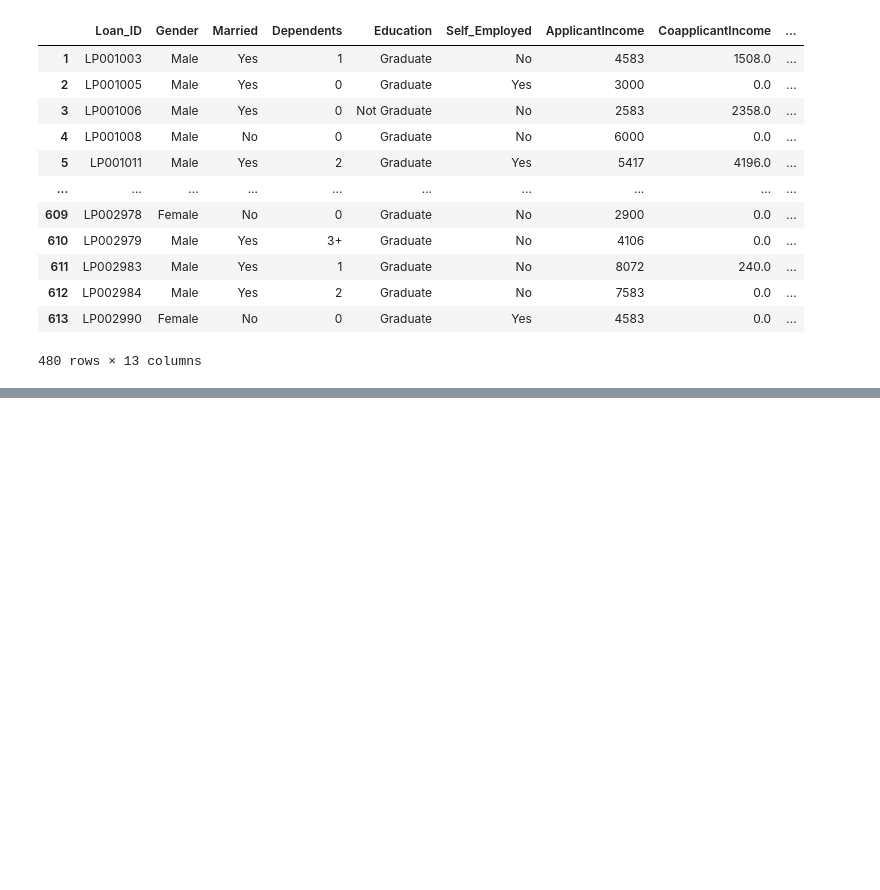
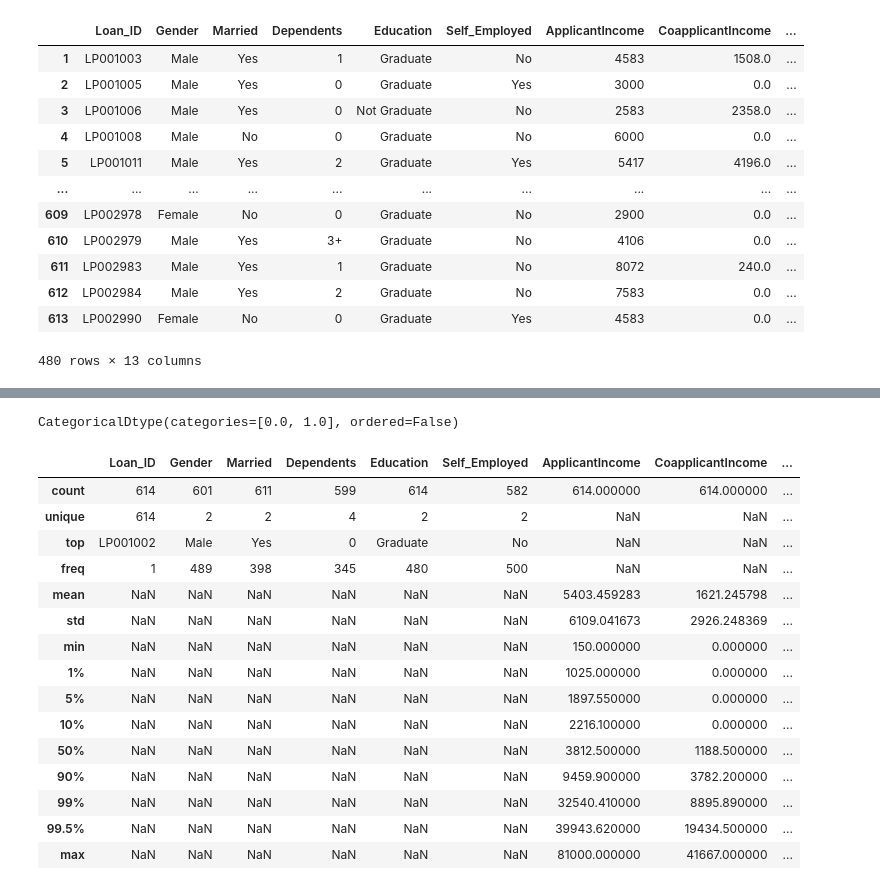
Before and after one commit to Silva-Gabriel/dp-100, a Jupyter notebook: Python data science/pandas.ipynb, the cells around one changed output, grey strips where cells are left out. Saved outputs shown, nothing was run; the diff lists cells and outputs as text; code cells hidden in the pictures; blank space fills up the shorter version.

Commit message:
Manipulação de dados pandas

```diff
--- a/Python data science/pandas.ipynb
+++ b/Python data science/pandas.ipynb
@@ -173,0 +192,27 @@ dataframe_clean
+# %%
+# Muda o tipo de dado para categórico
+dataframe['Credit_History'] = dataframe['Credit_History'].astype('category')
+dataframe['Credit_History'].dtypes
+# %% [output]
+CategoricalDtype(categories=[0.0, 1.0], ordered=False)
+# %%
+dataframe_sumary = dataframe.describe(include='all',
+                                        percentiles=[0.01,0.05,0.1,0.9,0.99,0.995])
+dataframe_sumary
+# %% [output]
+|  | Loan_ID | Gender | Married | Dependents | Education | Self_Employed | ApplicantIncome | CoapplicantIncome | ... |
+| count | 614 | 601 | 611 | 599 | 614 | 582 | 614.000000 | 614.000000 | ... |
+| unique | 614 | 2 | 2 | 4 | 2 | 2 | NaN | NaN | ... |
+| top | LP001002 | Male | Yes | 0 | Graduate | No | NaN | NaN | ... |
+| freq | 1 | 489 | 398 | 345 | 480 | 500 | NaN | NaN | ... |
+| mean | NaN | NaN | NaN | NaN | NaN | NaN | 5403.459283 | 1621.245798 | ... |
+| std | NaN | NaN | NaN | NaN | NaN | NaN | 6109.041673 | 2926.248369 | ... |
+| min | NaN | NaN | NaN | NaN | NaN | NaN | 150.000000 | 0.000000 | ... |
+| 1% | NaN | NaN | NaN | NaN | NaN | NaN | 1025.000000 | 0.000000 | ... |
+| 5% | NaN | NaN | NaN | NaN | NaN | NaN | 1897.550000 | 0.000000 | ... |
+| 10% | NaN | NaN | NaN | NaN | NaN | NaN | 2216.100000 | 0.000000 | ... |
+| 50% | NaN | NaN | NaN | NaN | NaN | NaN | 3812.500000 | 1188.500000 | ... |
+| 90% | NaN | NaN | NaN | NaN | NaN | NaN | 9459.900000 | 3782.200000 | ... |
+| 99% | NaN | NaN | NaN | NaN | NaN | NaN | 32540.410000 | 8895.890000 | ... |
+| 99.5% | NaN | NaN | NaN | NaN | NaN | NaN | 39943.620000 | 19434.500000 | ... |
+| max | NaN | NaN | NaN | NaN | NaN | NaN | 81000.000000 | 41667.000000 | ... |
```
Also changed, not shown: parts of 4 cells of this notebook.
